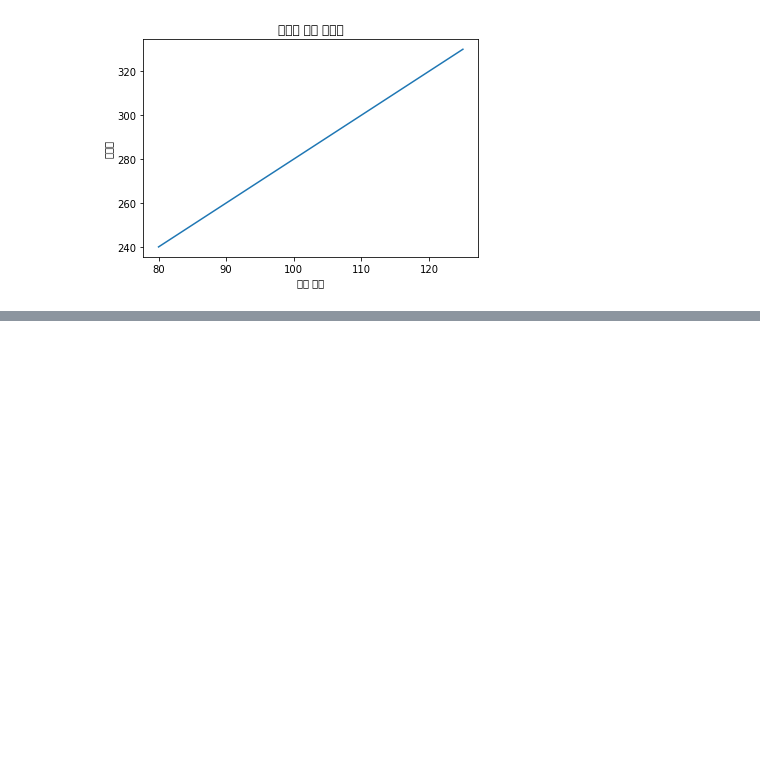
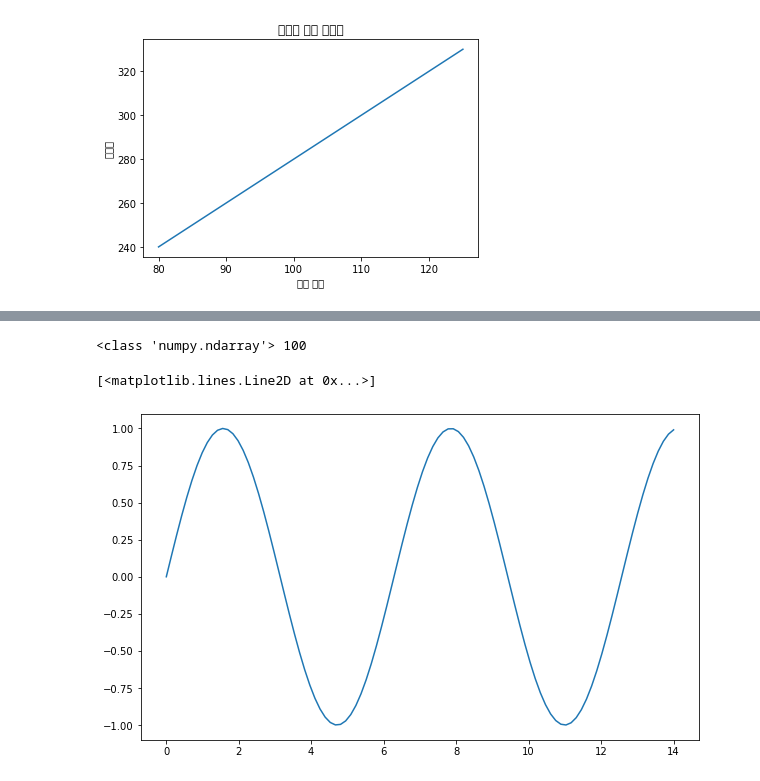
Before and after one commit to genie-lee-beep/Jieun-Lee, a Jupyter notebook: Likelion_bootcamp/matplotlib_간단한 그래프_210622v.ipynb, the cells around one changed output, grey strips where cells are left out. Cells and saved outputs as stored; diff of their text form; code cells hidden in the pictures; blank space fills up the shorter version.

```diff
--- a/Likelion_bootcamp/matplotlib_간단한 그래프_210629v.ipynb
+++ b/Likelion_bootcamp/matplotlib_간단한 그래프_210622v.ipynb
@@ -126,10 +121,0 @@ import platform
-# %%
-path = "C:/Windows/Fonts/malgun.ttf"
-if platform.system() == "Windows":
-font_name = font_manager.FontProperties(fname=path).get_name()
-rc('font', family=font_name)
-elif platform.system()=="Darwin":
-rc('font', family='AppleGothic')
-else:
-print("Unknown System")
-matplotlib.rcParams['axes.unicode_minus'] = False
@@ -137,0 +146,13 @@ IndentationError: expected an indented block (<ipython-input-17-aa5967fcaea1>, l
+# %%
+x =np.linspace(0,14,100) # 0부터 14까지 동일한 간격의 값 100개 만들기
+
+print(type(x),len(x))
+y1 =np.sin(x)  # x의 값을 이용하여 y값 (sin) 구하기
+y2 = 2*np.sin(x+0.5)
+y3 = 4*np.sin(x+1.0)
+plt.figure(figsize=(10,6))   # 그림의 크기
+plt.plot(x, y1)
+# %% [output]
+<class 'numpy.ndarray'> 100
+[<matplotlib.lines.Line2D at 0x...>]
+[figure, added]
```
Also changed, not shown: parts of 5 cells of this notebook.
